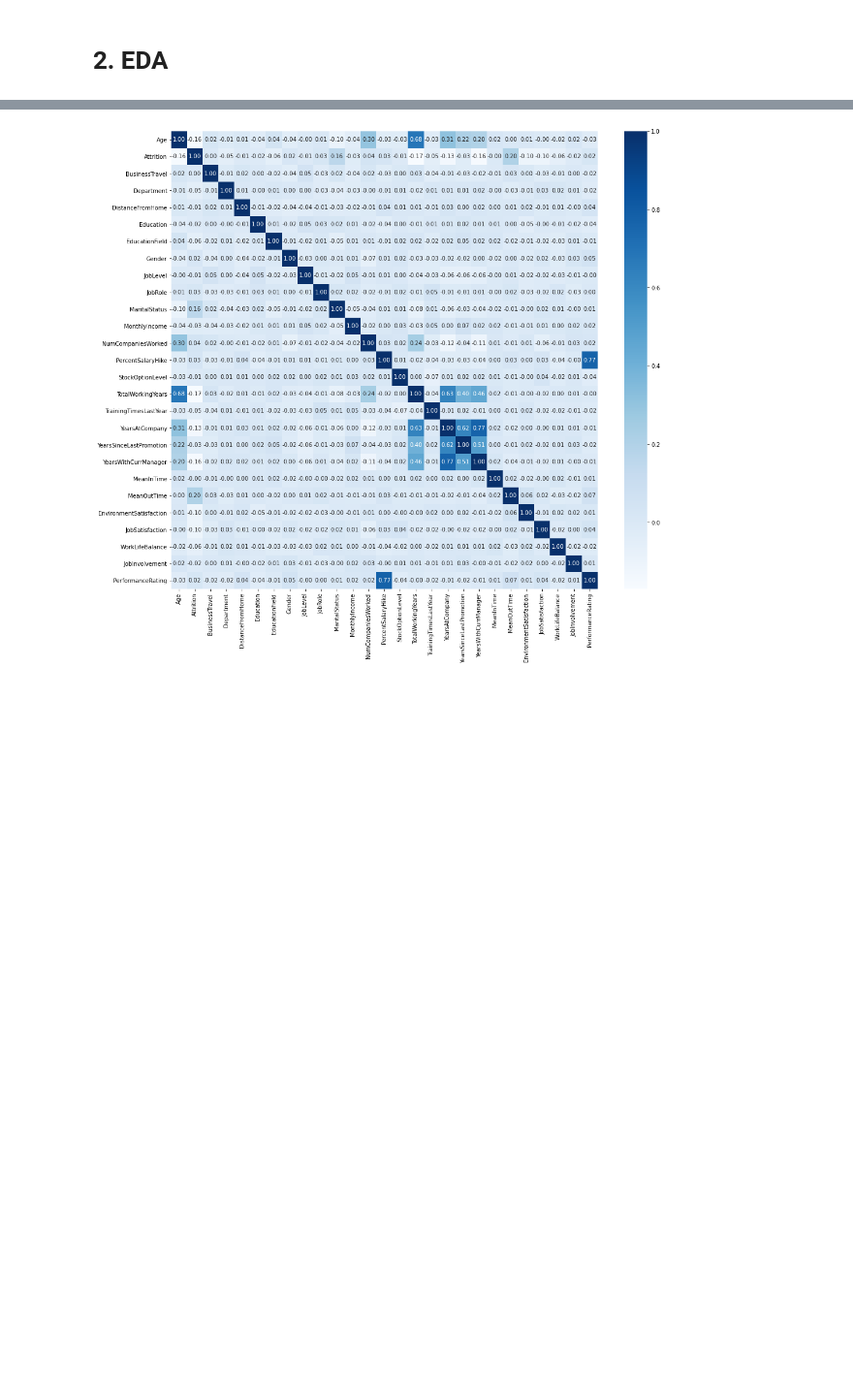
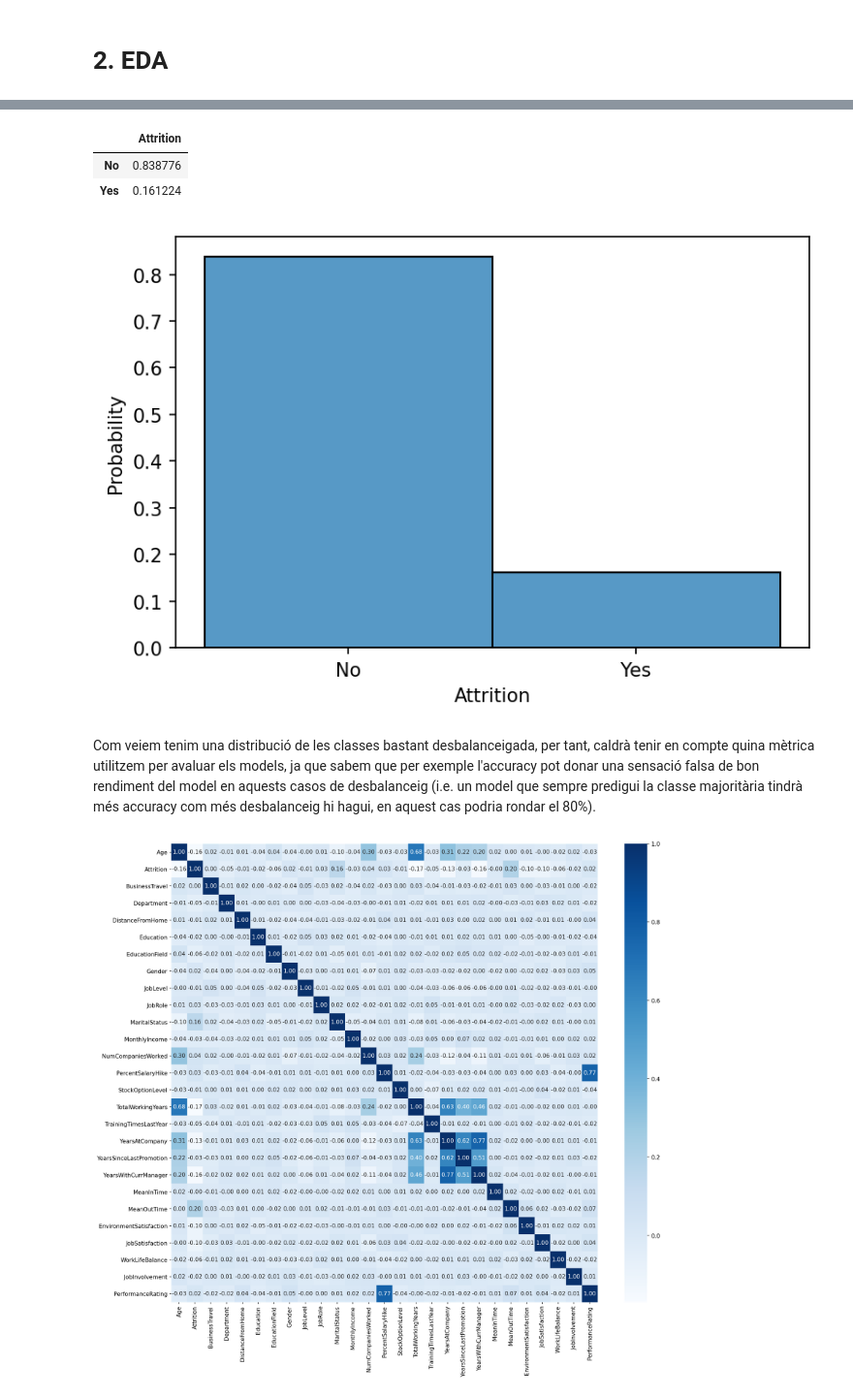
Before and after one commit to saul44203/HR-Analytics-Case-Study, a Jupyter notebook: notebook.ipynb, the cells around one changed output, grey strips where cells are left out. Shown at 97% size. Drawn from its saved outputs; the diff is of its cells as text; code cells hidden in the pictures; blank space fills up the shorter version.

```diff
--- a/notebook.ipynb
+++ b/notebook.ipynb
@@ -118,3 +130,14 @@ plt.show()
+# %%
+# Balanceig de les classes
+sns.histplot(data["Attrition"], stat="probability")
+data["Attrition"].value_counts(normalize=True).to_frame()
+# %% [output]
+|  | Attrition |
+| No | 0.838776 |
+| Yes | 0.161224 |
+[figure, added]
+# %% [markdown]
+Com veiem tenim una distribució de les classes bastant desbalanceigada, per tant, caldrà tenir en compte quina mètrica utilitzem per avaluar els models, ja que sabem que per exemple l'accuracy pot donar una sensació falsa de bon rendiment del model en aquests casos de desbalanceig (i.e. un model que sempre predigui la classe majoritària tindrà més accuracy com més desbalanceig hi hagui, en aquest cas podria rondar el 80%).
 # %%
 # Heatmap de correlació
 plt.figure(figsize=(17,15))
```
Also changed, not shown: parts of 13 cells of this notebook.
